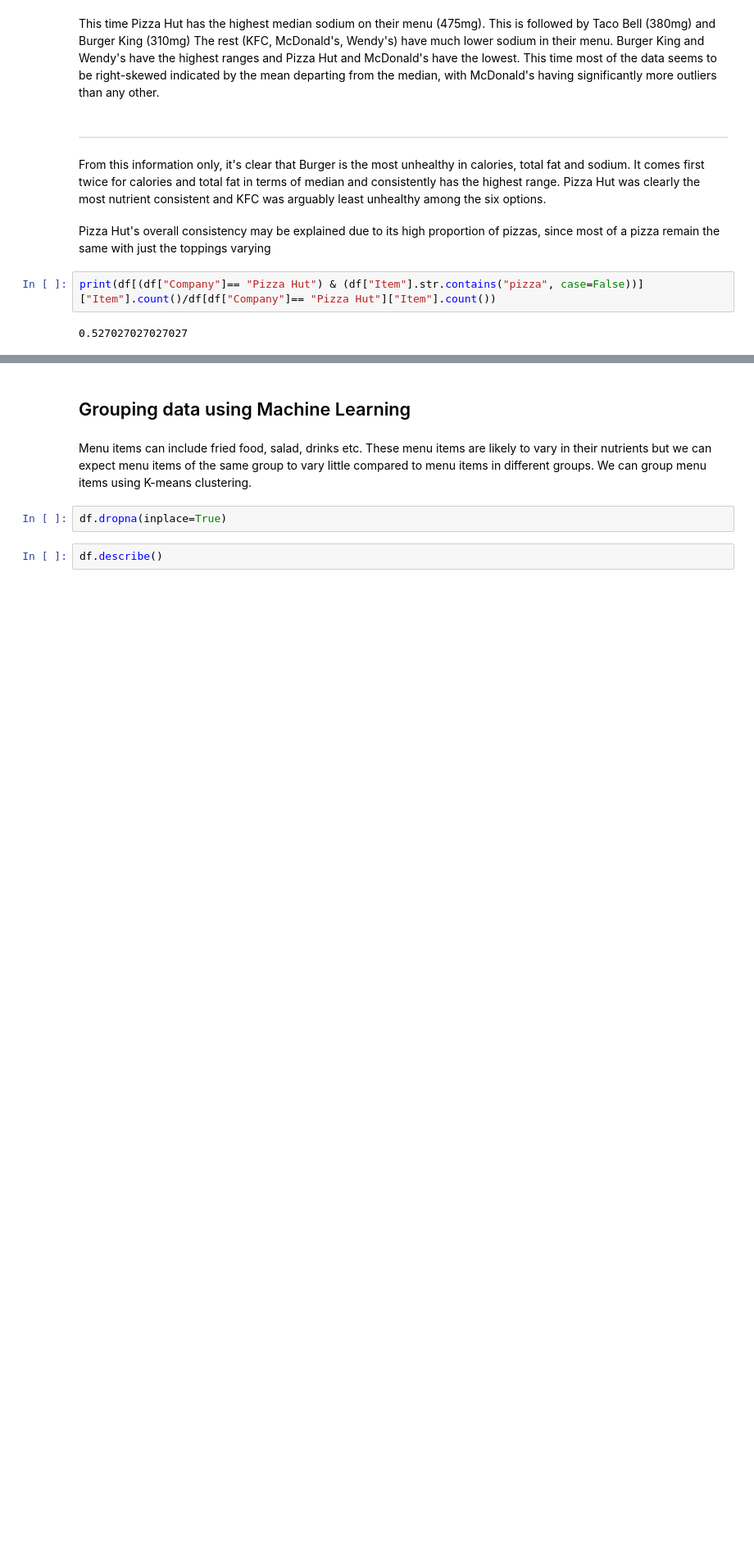
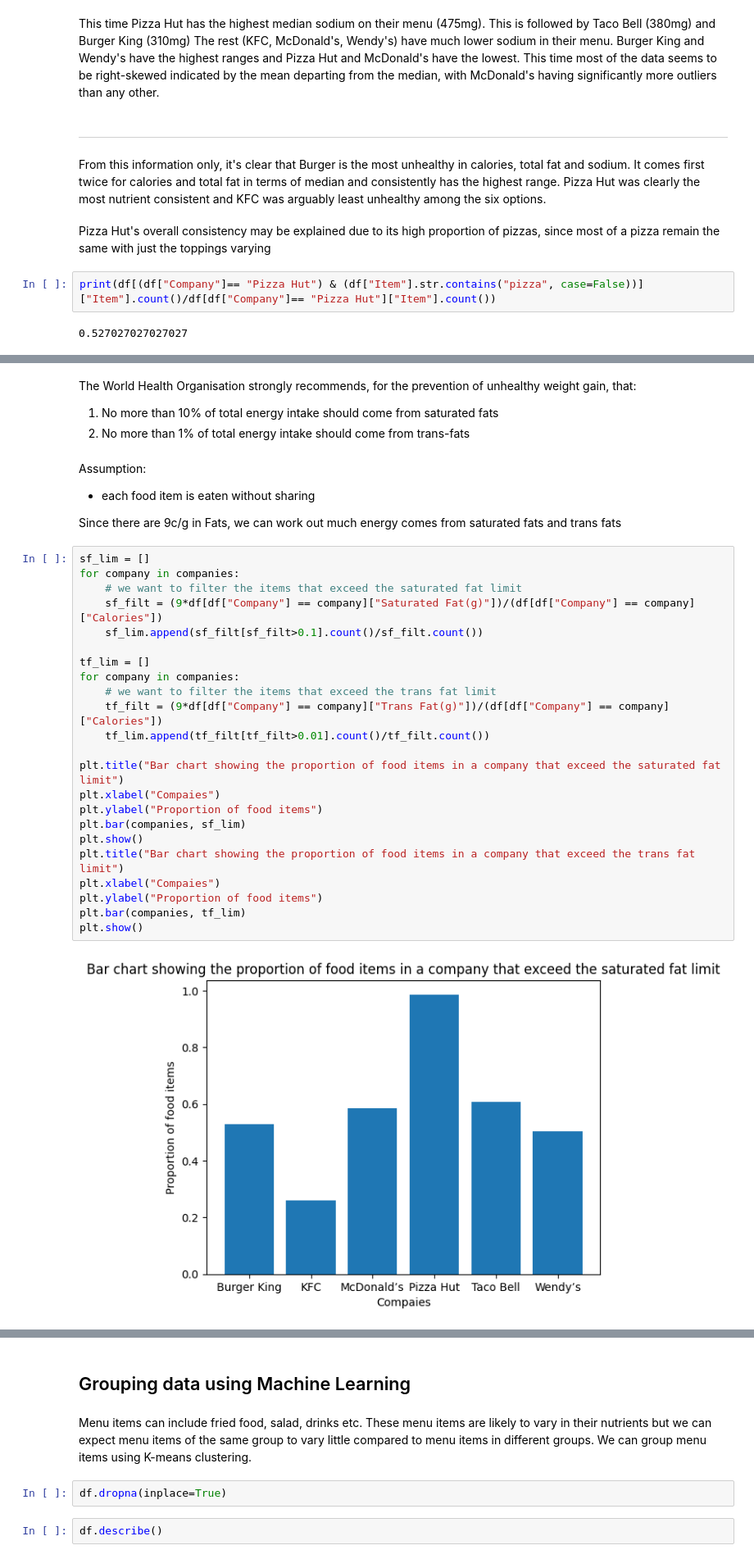
Before and after one commit to Sourov786/Fast_Food_Analysis, a Jupyter notebook: Fast_Food_Analysis.ipynb, the cells around one changed output, grey strips where cells are left out. Shown at 82% size. Drawn from its saved outputs; the diff is of its cells as text; blank space fills up the shorter version.

```diff
--- a/Fast_Food_Analysis.ipynb
+++ b/Fast_Food_Analysis.ipynb
@@ -204,0 +209,36 @@ print(df[(df["Company"]== "Pizza Hut") & (df["Item"].str.contains("pizza", case=
+# %% [markdown]
+The World Health Organisation strongly recommends, for the prevention of unhealthy weight gain, that:
+1. No more than 10% of total energy intake should come from saturated fats
+2. No more than 1% of total energy intake should come from trans-fats
+# %% [markdown]
+Assumption:
+<ul>
+<li>each food item is eaten without sharing
+</ul>
+
+Since there are 9c/g in Fats, we can work out much energy comes from saturated fats and trans fats
+# %%
+sf_lim = []
+for company in companies:
+    # we want to filter the items that exceed the saturated fat limit
+    sf_filt = (9*df[df["Company"] == company]["Saturated Fat(g)"])/(df[df["Company"] == company]["Calories"])
+    sf_lim.append(sf_filt[sf_filt>0.1].count()/sf_filt.count())
+
+tf_lim = []
+for company in companies:
+    # we want to filter the items that exceed the trans fat limit
+    tf_filt = (9*df[df["Company"] == company]["Trans Fat(g)"])/(df[df["Company"] == company]["Calories"])
+    tf_lim.append(tf_filt[tf_filt>0.01].count()/tf_filt.count())
+
+plt.title("Bar chart showing the proportion of food items in a company that exceed the saturated fat limit")
+plt.xlabel("Compaies")
+plt.ylabel("Proportion of food items")
+plt.bar(companies, sf_lim)
+plt.show()
+plt.title("Bar chart showing the proportion of food items in a company that exceed the trans fat limit")
+plt.xlabel("Compaies")
+plt.ylabel("Proportion of food items")
+plt.bar(companies, tf_lim)
+plt.show()
+# %% [output]
+[figure, added]
```
Also changed, not shown: parts of 31 cells of this notebook.
